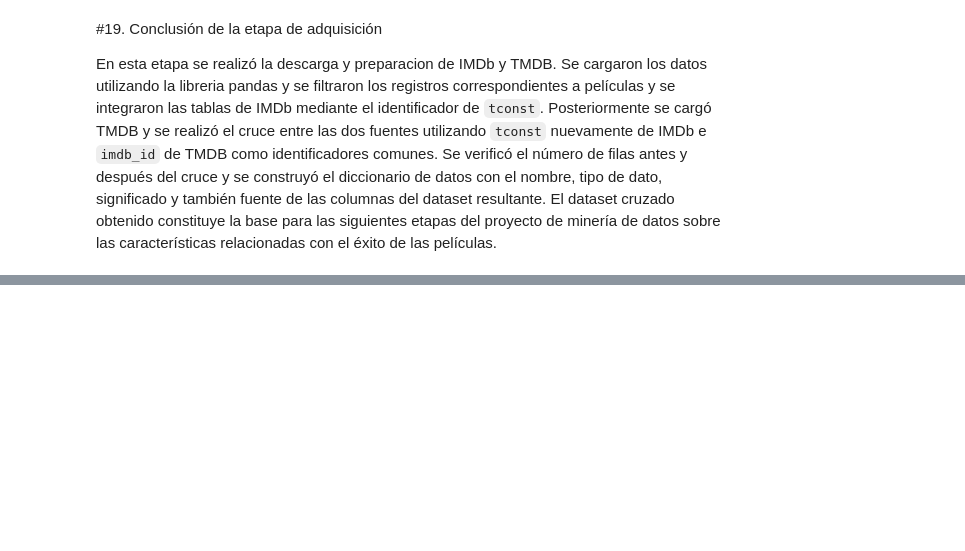
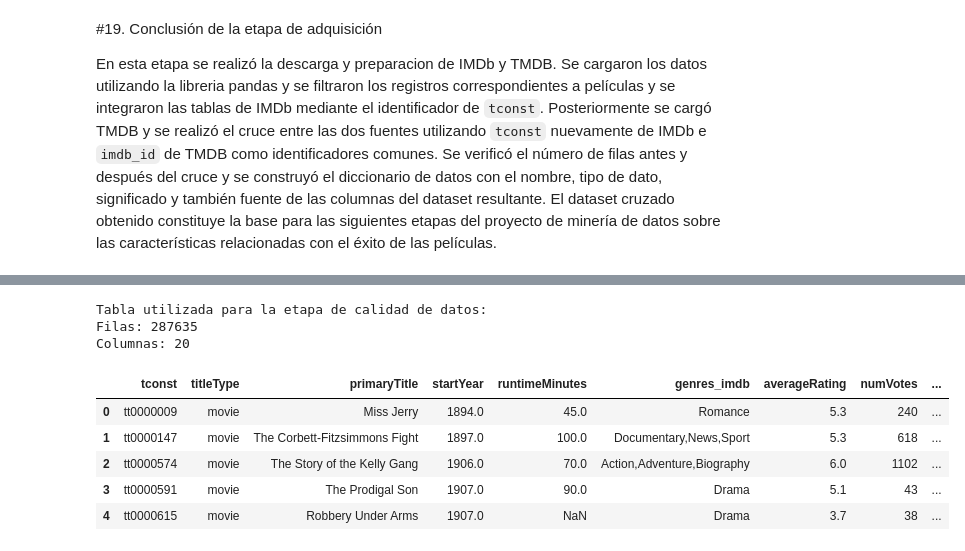
Before and after one commit to SantiCeballosM/mineria-datos-cine-exito, a Jupyter notebook: notebooks/Cine_Exito.ipynb, the cells around one changed output, grey strips where cells are left out. Cells and saved outputs as stored; diff of their text form; code cells hidden in the pictures; blank space fills up the shorter version.

Commit message:
Actualiza notebook con calidad de datos
Actualiza notebook con calidad de datos

```diff
--- a/notebooks/Cine_Exito.ipynb
+++ b/notebooks/Cine_Exito.ipynb
@@ -728,0 +986,24 @@ El dataset cruzado obtenido constituye la base para las siguientes etapas del pr
+# %%
+# ============================================================
+# 20. PREPARACIÓN DE LA TABLA PARA CALIDAD DE DATOS
+# ============================================================
+
+# Se trabaja sobre una copia para no alterar el dataset original
+# obtenido en la etapa de adquisición.
+peliculas_cruzadas_calidad = peliculas_cruzadas.copy()
+
+print("Tabla utilizada para la etapa de calidad de datos:")
+print("Filas:", len(peliculas_cruzadas_calidad))
+print("Columnas:", peliculas_cruzadas_calidad.shape[1])
+
+display(peliculas_cruzadas_calidad.head())
+# %% [output]
+Tabla utilizada para la etapa de calidad de datos:
+Filas: 287635
+Columnas: 20
+|  | tconst | titleType | primaryTitle | startYear | runtimeMinutes | genres_imdb | averageRating | numVotes | ... |
+| 0 | tt0000009 | movie | Miss Jerry | 1894.0 | 45.0 | Romance | 5.3 | 240 | ... |
+| 1 | tt0000147 | movie | The Corbett-Fitzsimmons Fight | 1897.0 | 100.0 | Documentary,News,Sport | 5.3 | 618 | ... |
+| 2 | tt0000574 | movie | The Story of the Kelly Gang | 1906.0 | 70.0 | Action,Adventure,Biography | 6.0 | 1102 | ... |
+| 3 | tt0000591 | movie | The Prodigal Son | 1907.0 | 90.0 | Drama | 5.1 | 43 | ... |
+| 4 | tt0000615 | movie | Robbery Under Arms | 1907.0 | NaN | Drama | 3.7 | 38 | ... |
```
Also changed, not shown: parts of 32 cells of this notebook.
